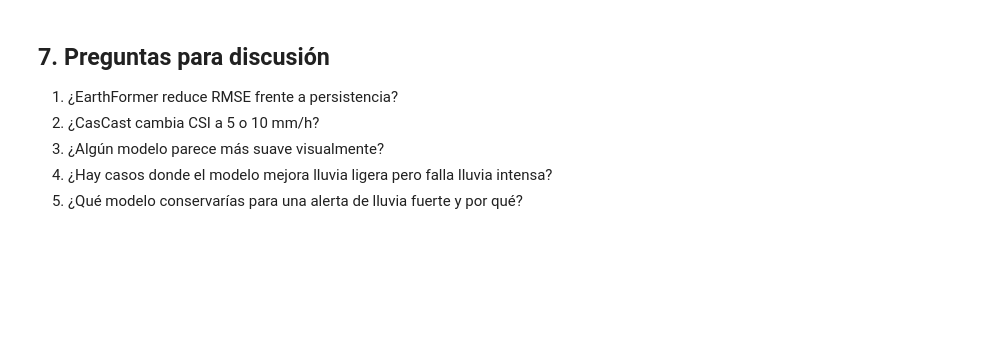
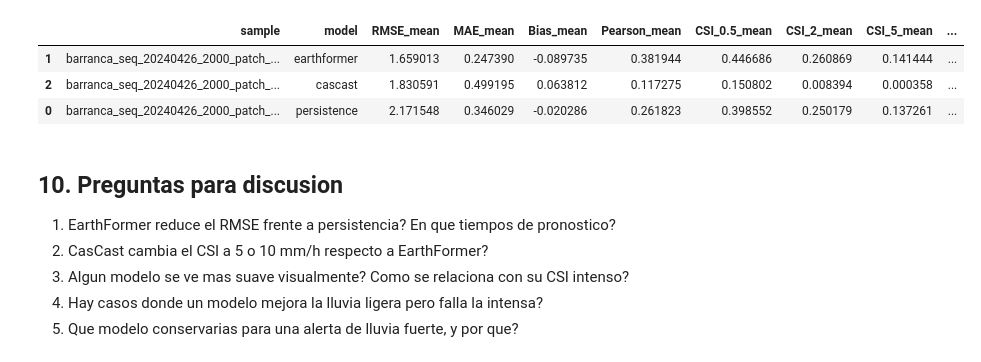
Before and after one commit to LopeviaKoby/S04-nowcasting-course-lab, a Jupyter notebook: notebooks/03_comparacion_modelos_post_inferencia.ipynb, the cells around one changed output. Drawn from its saved outputs; the diff is of its cells as text; code cells hidden in the pictures; blank space fills up the shorter version.

```diff
--- a/notebooks/03_comparacion_modelos_post_inferencia.ipynb
+++ b/notebooks/03_comparacion_modelos_post_inferencia.ipynb
@@ -155,8 +257,15 @@ plt.show()
+# %%
+per_file[per_file["sample"] == sample_name].sort_values("RMSE_mean")
+# %% [output]
+|  | sample | model | RMSE_mean | MAE_mean | Bias_mean | Pearson_mean | CSI_0.5_mean | CSI_2_mean | CSI_5_mean | ... |
+| 1 | barranca_seq_20240426_2000_patch_... | earthformer | 1.659013 | 0.247390 | -0.089735 | 0.381944 | 0.446686 | 0.260869 | 0.141444 | ... |
+| 2 | barranca_seq_20240426_2000_patch_... | cascast | 1.830591 | 0.499195 | 0.063812 | 0.117275 | 0.150802 | 0.008394 | 0.000358 | ... |
+| 0 | barranca_seq_20240426_2000_patch_... | persistence | 2.171548 | 0.346029 | -0.020286 | 0.261823 | 0.398552 | 0.250179 | 0.137261 | ... |
 # %% [markdown]
-## 7. Preguntas para discusión
+## 10. Preguntas para discusion
 
-1. ¿EarthFormer reduce RMSE frente a persistencia?
-2. ¿CasCast cambia CSI a 5 o 10 mm/h?
-3. ¿Algún modelo parece más suave visualmente?
-4. ¿Hay casos donde el modelo mejora lluvia ligera pero falla lluvia intensa?
-5. ¿Qué modelo conservarías para una alerta de lluvia fuerte y por qué?
+1. EarthFormer reduce el RMSE frente a persistencia? En que tiempos de pronostico?
+2. CasCast cambia el CSI a 5 o 10 mm/h respecto a EarthFormer?
+3. Algun modelo se ve mas suave visualmente? Como se relaciona con su CSI intenso?
+4. Hay casos donde un modelo mejora la lluvia ligera pero falla la intensa?
+5. Que modelo conservarias para una alerta de lluvia fuerte, y por que?
```
Also changed, not shown: parts of 21 cells of this notebook, 23 other files.
